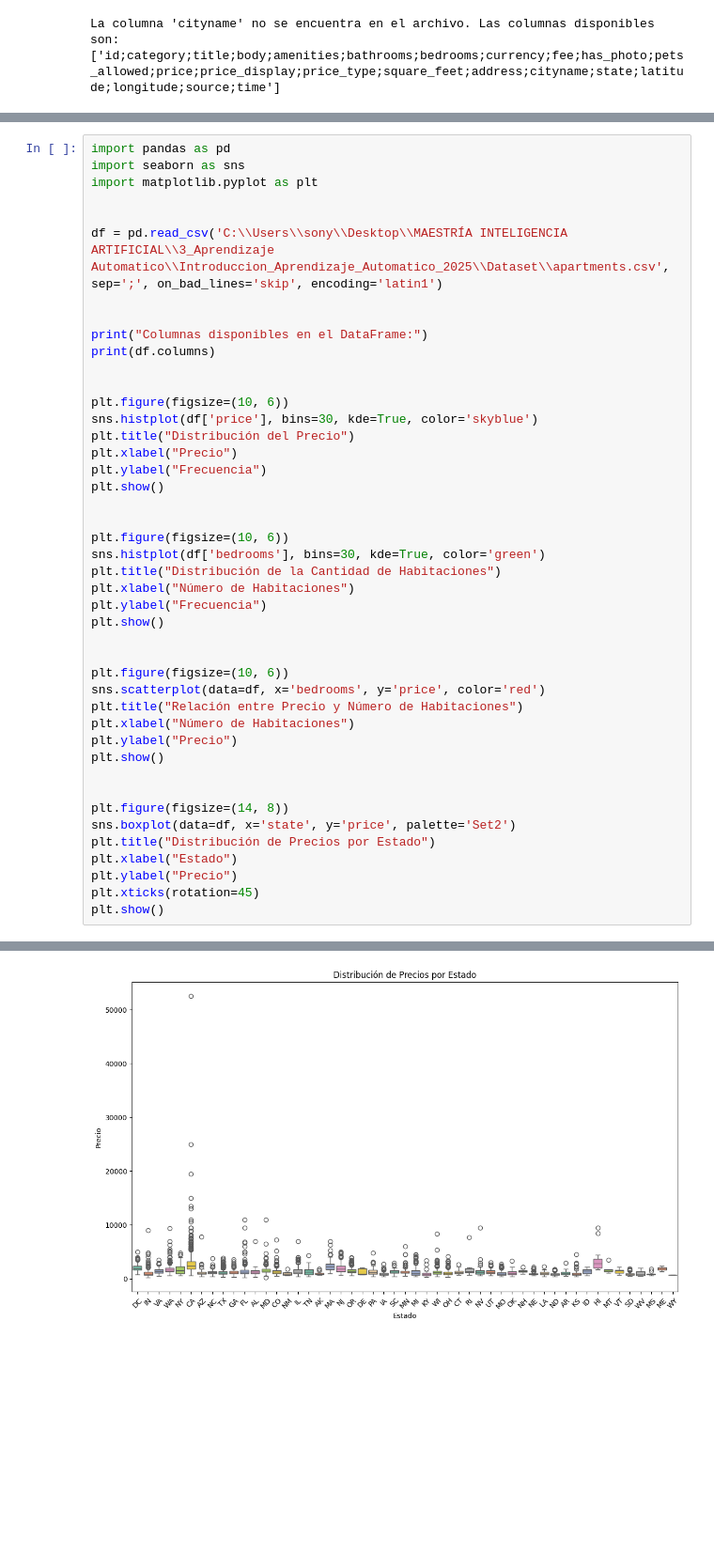
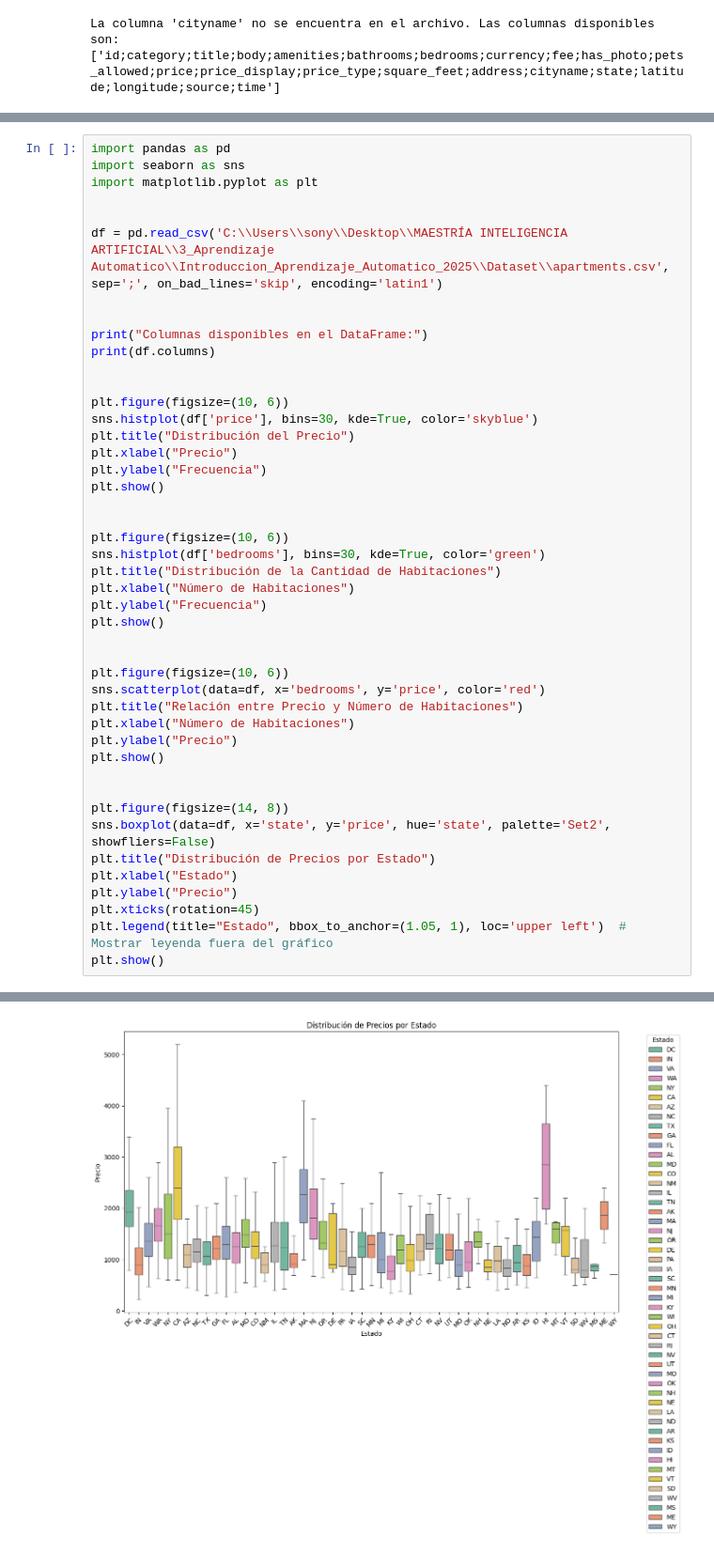
Before and after one commit to YeseniaL2025/Introduccion_Aprendizaje_Automatico_2025, a Jupyter notebook: Dataset/Proyecto.ipynb, the cells around one changed output, grey strips where cells are left out. Shown at 94% size. Saved outputs shown, nothing was run; the diff lists cells and outputs as text; blank space fills up the shorter version.

```diff
--- a/Dataset/Proyecto.ipynb
+++ b/Dataset/Proyecto.ipynb
@@ -230,11 +230,12 @@ plt.show()
 
 
 plt.figure(figsize=(14, 8))
-sns.boxplot(data=df, x='state', y='price', palette='Set2')
+sns.boxplot(data=df, x='state', y='price', hue='state', palette='Set2', showfliers=False)
 plt.title("Distribución de Precios por Estado")
 plt.xlabel("Estado")
 plt.ylabel("Precio")
 plt.xticks(rotation=45)
+plt.legend(title="Estado", bbox_to_anchor=(1.05, 1), loc='upper left')  # Mostrar leyenda fuera del gráfico
 plt.show()
 # %% [output]
 Columnas disponibles en el DataFrame:
@@ -252 +250 @@ Passing `palette` without assigning `hue` is deprecated and will be removed in v
-[figure, old version]
+[figure, new version]
```
Also changed, not shown: parts of 1 cell of this notebook.
